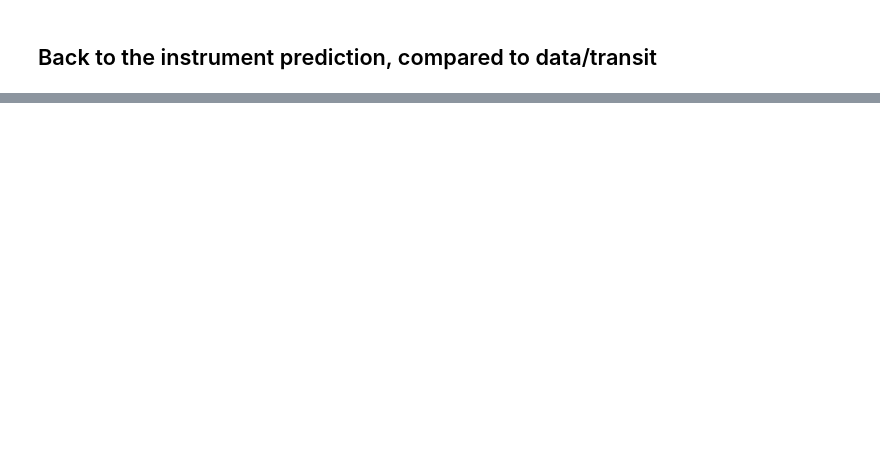
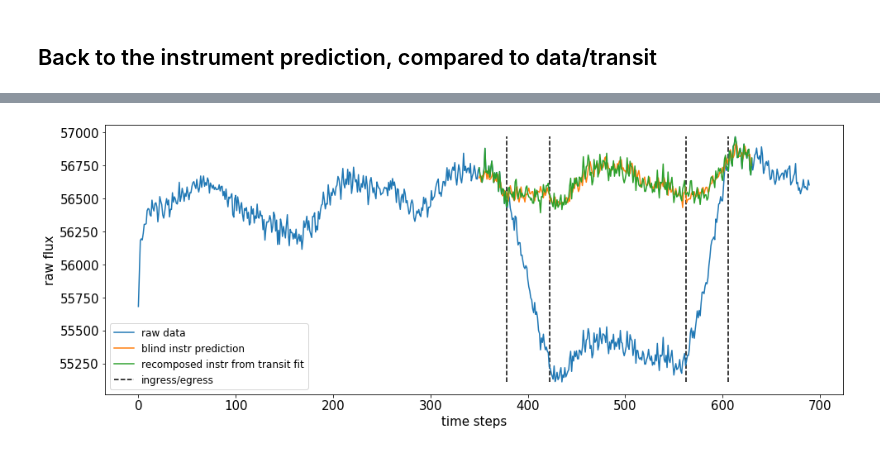
Before and after one commit to ucl-exoplanets/deepARTransit, a Jupyter notebook: deepartransit/notebooks/00_play_with_traces.ipynb, the cells around one changed output, grey strips where cells are left out. Cells and saved outputs as stored; diff of their text form; code cells hidden in the pictures; blank space fills up the shorter version.

```diff
--- a/deepartransit/notebooks/00_play_with_traces.ipynb
+++ b/deepartransit/notebooks/00_play_with_traces.ipynb
@@ -136,0 +150,19 @@ plt.legend()
+# %%
+plt.plot(data.scaler_Z.inverse_transform(data.Z)[0,:,0], label='raw data')
+
+plt.plot(range(config.pretrans_length, config.pretrans_length+ config.trans_length + 1),
+         pred_instr.sum(0), label='blind instr prediction')
+plt.plot(range(config.pretrans_length, config.pretrans_length+ config.trans_length + 1),
+         plc_trans.sum((0, -1))/transit_linear(time_array, *popt), label='recomposed instr from transit fit')
+plt.vlines(t1*length_pred + config.pretrans_length, plc_trans.sum(0).min(), plc_trans.sum(0).max(), linestyle='dashed', label = 'ingress/egress')
+plt.vlines(t2*length_pred + config.pretrans_length, plc_trans.sum(0).min(), plc_trans.sum(0).max(), linestyle='dashed')
+plt.vlines(t3*length_pred + config.pretrans_length, plc_trans.sum(0).min(), plc_trans.sum(0).max(), linestyle='dashed')
+plt.vlines(t4*length_pred + config.pretrans_length, plc_trans.sum(0).min(), plc_trans.sum(0).max(), linestyle='dashed')
+plt.xlabel('time steps')
+plt.ylabel('raw flux')
+plt.legend()
+plt.show()
+# covariates
+# plt.plot(data.scaler_X.inverse_transform(data.X)[0,:,:], label='raw data')
+# %% [output]
+[figure, added]
```
Also changed, not shown: parts of 9 cells of this notebook.
